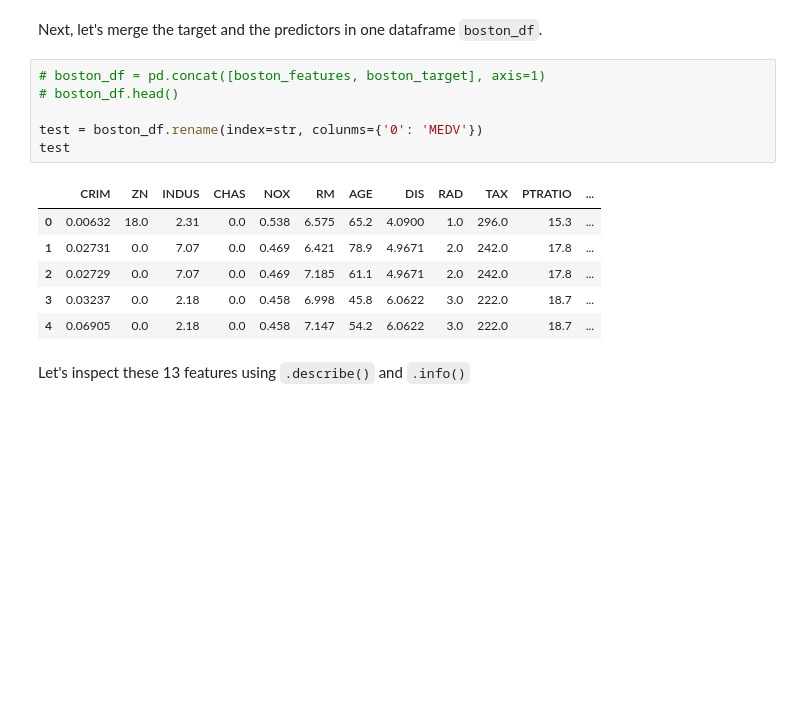
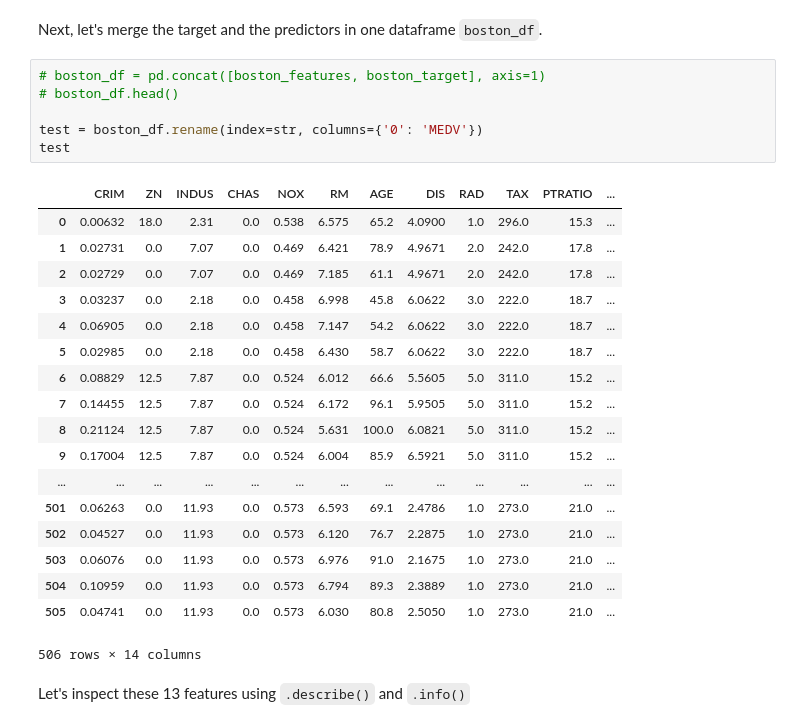
Before and after one commit to Laura-ShummonMaass/dsc-1-11-05-dealing-with-categorical-variables-lab-seattle-ds-career-040119, a Jupyter notebook: index.ipynb, the cells around one changed output. Cells and saved outputs as stored; diff of their text form; blank space fills up the shorter version.

```diff
--- a/index.ipynb
+++ b/index.ipynb
@@ -95,16 +95,28 @@ Next, let's merge the target and the predictors in one dataframe `boston_df`.
 # %%
 # boston_df = pd.concat([boston_features, boston_target], axis=1)
 # boston_df.head()
 
-test = boston_df.rename(index=str, colunms={'0': 'MEDV'})
+test = boston_df.rename(index=str, columns={'0': 'MEDV'})
 test
 # %% [output]
 |  | CRIM | ZN | INDUS | CHAS | NOX | RM | AGE | DIS | RAD | TAX | PTRATIO | ... |
 | 0 | 0.00632 | 18.0 | 2.31 | 0.0 | 0.538 | 6.575 | 65.2 | 4.0900 | 1.0 | 296.0 | 15.3 | ... |
 | 1 | 0.02731 | 0.0 | 7.07 | 0.0 | 0.469 | 6.421 | 78.9 | 4.9671 | 2.0 | 242.0 | 17.8 | ... |
 | 2 | 0.02729 | 0.0 | 7.07 | 0.0 | 0.469 | 7.185 | 61.1 | 4.9671 | 2.0 | 242.0 | 17.8 | ... |
 | 3 | 0.03237 | 0.0 | 2.18 | 0.0 | 0.458 | 6.998 | 45.8 | 6.0622 | 3.0 | 222.0 | 18.7 | ... |
 | 4 | 0.06905 | 0.0 | 2.18 | 0.0 | 0.458 | 7.147 | 54.2 | 6.0622 | 3.0 | 222.0 | 18.7 | ... |
+| 5 | 0.02985 | 0.0 | 2.18 | 0.0 | 0.458 | 6.430 | 58.7 | 6.0622 | 3.0 | 222.0 | 18.7 | ... |
+| 6 | 0.08829 | 12.5 | 7.87 | 0.0 | 0.524 | 6.012 | 66.6 | 5.5605 | 5.0 | 311.0 | 15.2 | ... |
+| 7 | 0.14455 | 12.5 | 7.87 | 0.0 | 0.524 | 6.172 | 96.1 | 5.9505 | 5.0 | 311.0 | 15.2 | ... |
+| 8 | 0.21124 | 12.5 | 7.87 | 0.0 | 0.524 | 5.631 | 100.0 | 6.0821 | 5.0 | 311.0 | 15.2 | ... |
+| 9 | 0.17004 | 12.5 | 7.87 | 0.0 | 0.524 | 6.004 | 85.9 | 6.5921 | 5.0 | 311.0 | 15.2 | ... |
+| ... | ... | ... | ... | ... | ... | ... | ... | ... | ... | ... | ... | ... |
+| 501 | 0.06263 | 0.0 | 11.93 | 0.0 | 0.573 | 6.593 | 69.1 | 2.4786 | 1.0 | 273.0 | 21.0 | ... |
+| 502 | 0.04527 | 0.0 | 11.93 | 0.0 | 0.573 | 6.120 | 76.7 | 2.2875 | 1.0 | 273.0 | 21.0 | ... |
+| 503 | 0.06076 | 0.0 | 11.93 | 0.0 | 0.573 | 6.976 | 91.0 | 2.1675 | 1.0 | 273.0 | 21.0 | ... |
+| 504 | 0.10959 | 0.0 | 11.93 | 0.0 | 0.573 | 6.794 | 89.3 | 2.3889 | 1.0 | 273.0 | 21.0 | ... |
+| 505 | 0.04741 | 0.0 | 11.93 | 0.0 | 0.573 | 6.030 | 80.8 | 2.5050 | 1.0 | 273.0 | 21.0 | ... |
+506 rows × 14 columns
 # %% [markdown]
 Let's inspect these 13 features using `.describe()` and `.info()`
 # %%
```
